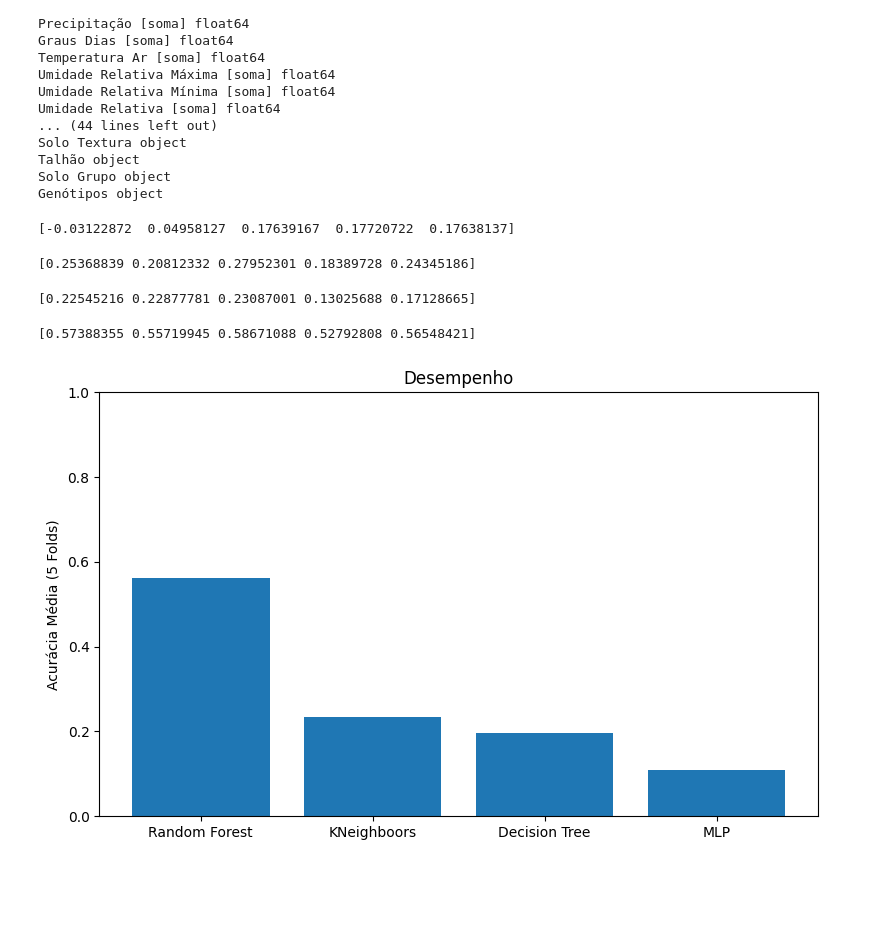
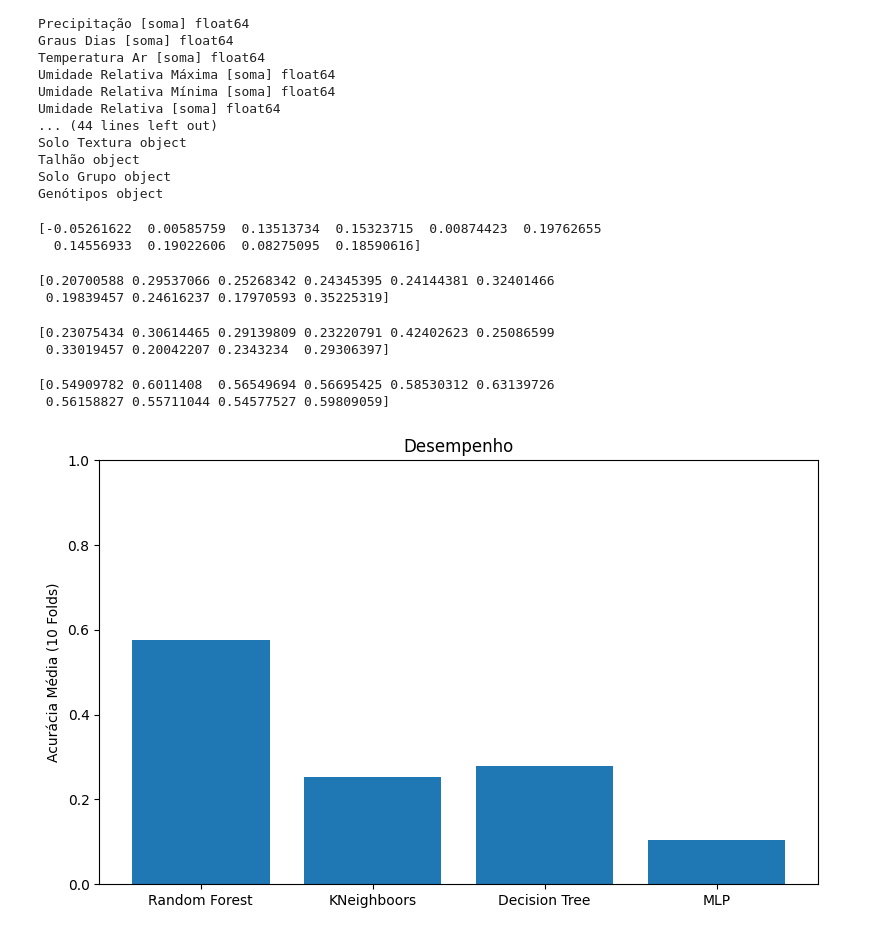
Before and after one commit to daninatan/machine-learn, a Jupyter notebook: Base_Soja_Fund_ABC/Treinando_Modelos_Base_ABC.ipynb, the cells around one changed output. Cells and saved outputs as stored; diff of their text form; code cells hidden in the pictures; blank space fills up the shorter version.

```diff
--- a/Base_Soja_Fund_ABC/Treinando_Modelos_Base_ABC.ipynb
+++ b/Base_Soja_Fund_ABC/Treinando_Modelos_Base_ABC.ipynb
@@ -243,28 +246,32 @@ random_forest = Pipeline(steps=[
 ])
 # %%
 #MLP
-mlp_score = cross_val_score(mlp, base_abc_X, base_abc_Y, cv = 5, scoring='r2')
+mlp_score = cross_val_score(mlp, base_abc_X, base_abc_Y, cv = 10, scoring='r2')
 print(mlp_score)
 # %% [output]
-[-0.03122872  0.04958127  0.17639167  0.17720722  0.17638137]
+[-0.05261622  0.00585759  0.13513734  0.15323715  0.00874423  0.19762655
+  0.14556933  0.19022606  0.08275095  0.18590616]
 # %%
 #KNN
-knn_score = cross_val_score(knn, base_abc_X , base_abc_Y, cv = 5, scoring='r2')
+knn_score = cross_val_score(knn, base_abc_X , base_abc_Y, cv = 10, scoring='r2')
 print(knn_score)
 # %% [output]
-[0.25368839 0.20812332 0.27952301 0.18389728 0.24345186]
+[0.20700588 0.29537066 0.25268342 0.24345395 0.24144381 0.32401466
+ 0.19839457 0.24616237 0.17970593 0.35225319]
 # %%
 #Decision Tree
-dt_score = cross_val_score(decision_tree, base_abc_X , base_abc_Y, cv = 5, scoring='r2')
+dt_score = cross_val_score(decision_tree, base_abc_X , base_abc_Y, cv = 10, scoring='r2')
 print(dt_score)
 # %% [output]
-[0.22545216 0.22877781 0.23087001 0.13025688 0.17128665]
+[0.23075434 0.30614465 0.29139809 0.23220791 0.42402623 0.25086599
+ 0.33019457 0.20042207 0.2343234  0.29306397]
 # %%
 #Random Forest
-rf_score = cross_val_score(random_forest, base_abc_X , base_abc_Y, cv = 5, scoring = 'r2')
+rf_score = cross_val_score(random_forest, base_abc_X , base_abc_Y, cv = 10, scoring = 'r2')
 print(rf_score)
 # %% [output]
-[0.57388355 0.55719945 0.58671088 0.52792808 0.56548421]
+[0.54909782 0.6011408  0.56549694 0.56695425 0.58530312 0.63139726
+ 0.56158827 0.55711044 0.54577527 0.59809059]
 # %%
 import numpy as np
 
@@ -280,12 +287,12 @@ scores = [
 # %%
 plt.figure(figsize=(8, 5))
 plt.bar(models, scores)
 
-plt.ylabel('Acurácia Média (5 Folds)')
+plt.ylabel('Acurácia Média (10 Folds)')
 plt.title('Desempenho')
 plt.ylim(0.0, 1) #Mostra de 0 até 1
 
 plt.tight_layout()
 plt.show()
 # %% [output]
-[figure, old version]
+[figure, new version]
```
Also changed, not shown: parts of 1 cell of this notebook, 24 other files.
